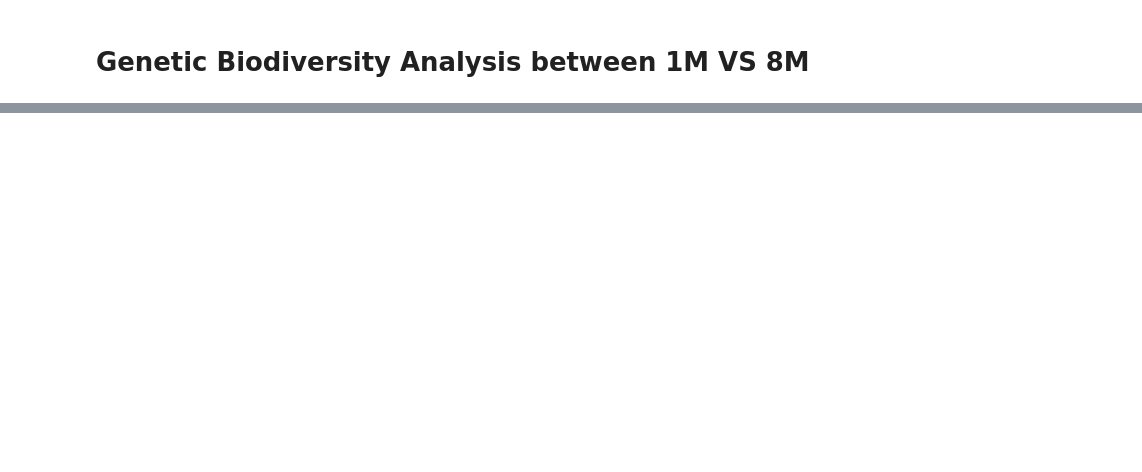
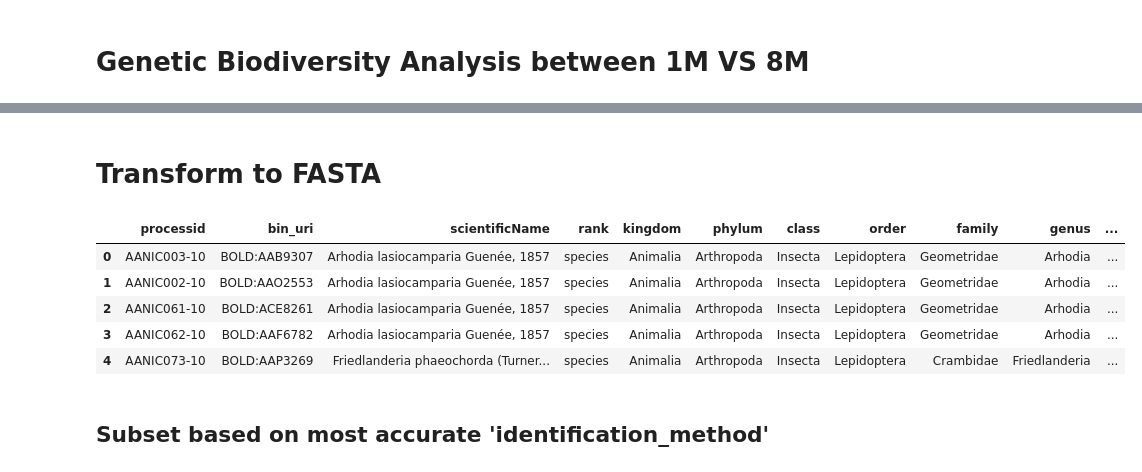
Before and after one commit to CIBIO-BU/mozaiko, a Jupyter notebook: external_scripts/bold-pre-process/bold-data-package.ipynb, the cells around one changed output, grey strips where cells are left out. Drawn from its saved outputs; the diff is of its cells as text; code cells hidden in the pictures; blank space fills up the shorter version.

```diff
--- a/external_scripts/bold-data-package.ipynb
+++ b/external_scripts/bold-pre-process/bold-data-package.ipynb
@@ -407,0 +623,13 @@ id_method_normalization
+# %% [markdown]
+# Transform to FASTA
+# %%
+final_bmi = pd.read_csv("/storage/archive1/homes/camila.babo/DNAquaIMG/previous_bold_package/bold_clustered_derep.tsv", sep='\t')
+# %%
+final_bmi.head()
+# %% [output]
+|  | processid | bin_uri | scientificName | rank | kingdom | phylum | class | order | family | genus | ... |
+| 0 | AANIC003-10 | BOLD:AAB9307 | Arhodia lasiocamparia Guenée, 1857 | species | Animalia | Arthropoda | Insecta | Lepidoptera | Geometridae | Arhodia | ... |
+| 1 | AANIC002-10 | BOLD:AAO2553 | Arhodia lasiocamparia Guenée, 1857 | species | Animalia | Arthropoda | Insecta | Lepidoptera | Geometridae | Arhodia | ... |
+| 2 | AANIC061-10 | BOLD:ACE8261 | Arhodia lasiocamparia Guenée, 1857 | species | Animalia | Arthropoda | Insecta | Lepidoptera | Geometridae | Arhodia | ... |
+| 3 | AANIC062-10 | BOLD:AAF6782 | Arhodia lasiocamparia Guenée, 1857 | species | Animalia | Arthropoda | Insecta | Lepidoptera | Geometridae | Arhodia | ... |
+| 4 | AANIC073-10 | BOLD:AAP3269 | Friedlanderia phaeochorda (Turner... | species | Animalia | Arthropoda | Insecta | Lepidoptera | Crambidae | Friedlanderia | ... |
@@ -407,0 +640,2 @@ id_method_normalization
+# %% [markdown]
+## Subset based on most accurate 'identification_method'
```
Also changed, not shown: parts of 43 cells of this notebook, 16 other files.
